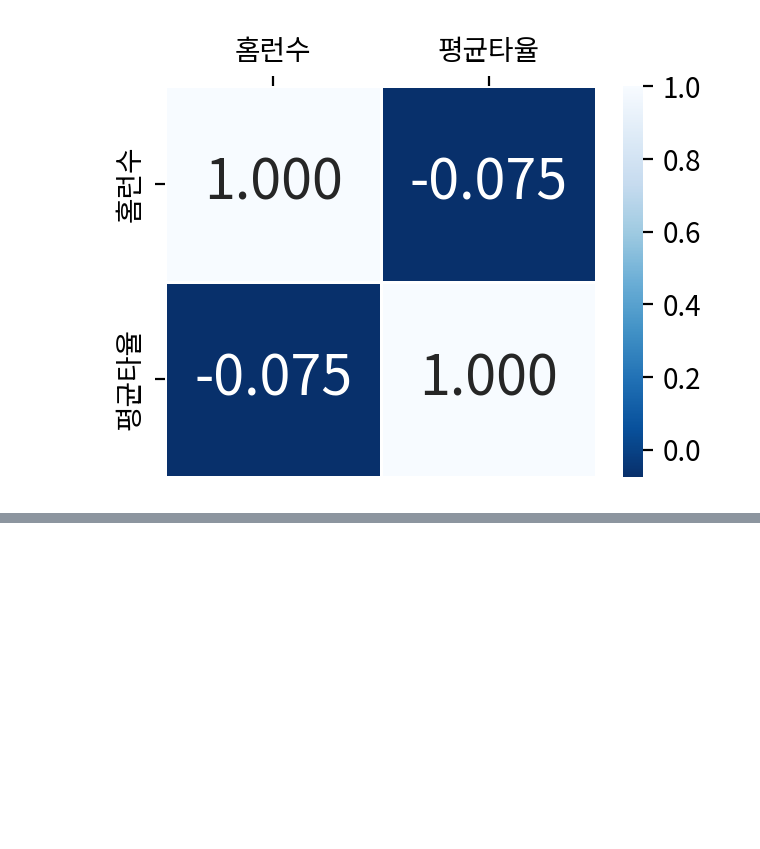
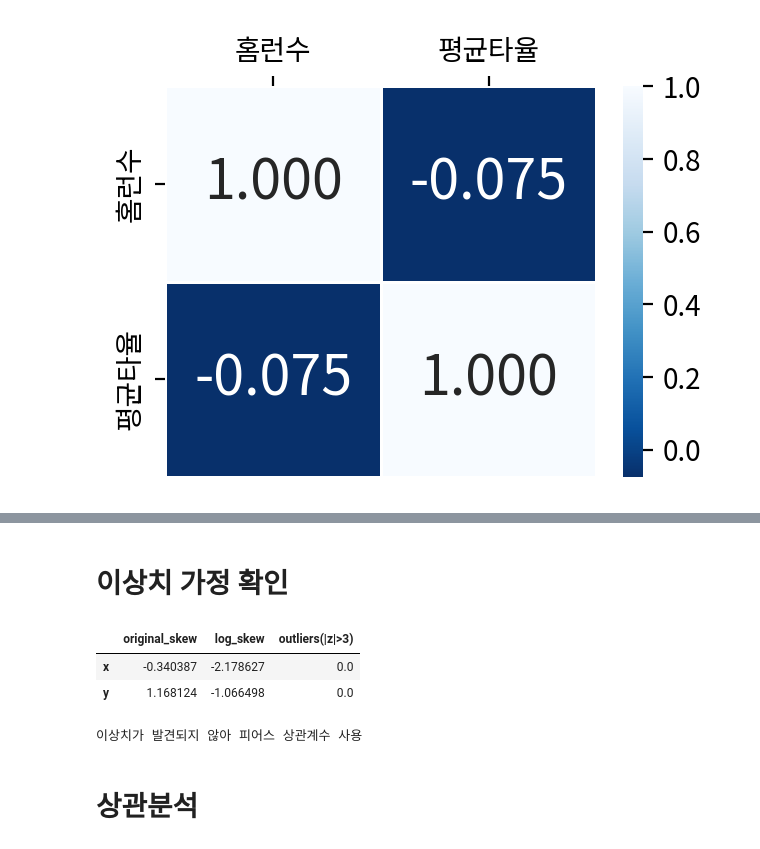
Before and after one commit to jyhong0207-netizen/python-study, a Jupyter notebook: DATA ANALYSIS BASIC/11-4.상관분석 연습문제 풀이.ipynb, the cells around one changed output, grey strips where cells are left out. Saved outputs shown, nothing was run; the diff lists cells and outputs as text; code cells hidden in the pictures; blank space fills up the shorter version.

```diff
--- a/DATA ANALYSIS BASIC/11-4.상관분석 연습문제 풀이.ipynb
+++ b/DATA ANALYSIS BASIC/11-4.상관분석 연습문제 풀이.ipynb
@@ -188,0 +251,43 @@ plt.close()
+# %% [markdown]
+# 이상치 가정 확인
+# %%
+#이상치와 왜도 검정
+data = origin[[xname, yname]]
+results = {}
+
+for col in data.columns:
+    temp = data[col].dropna()
+
+    #왜도 계신
+    skew_original = temp.skew()
+
+    #Z-score 기반 이상치 탐지(|z|>3)
+    z_scores = zscore(temp)
+    outlier_count = int(np.sum(np.abs(z_scores)>3))
+
+    #로그 변환 후 왜도 계산(음수 대비 +1)
+    data_log = np.log1p(temp- temp.min() +1)
+    skew_log = data_log.skew()
+
+    results[col] = {
+        'original_skew' :skew_original,
+        'log_skew': skew_log,
+        'outliers(|z|>3)':outlier_count
+    }
+
+results_df = DataFrame(results).T
+display(results_df)
+
+#이상치 점검 결과
+outlier_flag = len(results_df[results_df['outliers(|z|>3)']>0])>0
+if outlier_flag:
+    print("이상치가 발견되어 스피어만 상관계수 사용")
+else:
+    print("이상치가 발견되지 않아 피어스 상관계수 사용")
+# %% [output]
+|  | original_skew | log_skew | outliers(|z|>3) |
+| x | -0.340387 | -2.178627 | 0.0 |
+| y | 1.168124 | -1.066498 | 0.0 |
+이상치가 발견되지 않아 피어스 상관계수 사용
+# %% [markdown]
+# 상관분석
```
Also changed, not shown: parts of 8 cells of this notebook, 2 other files.
